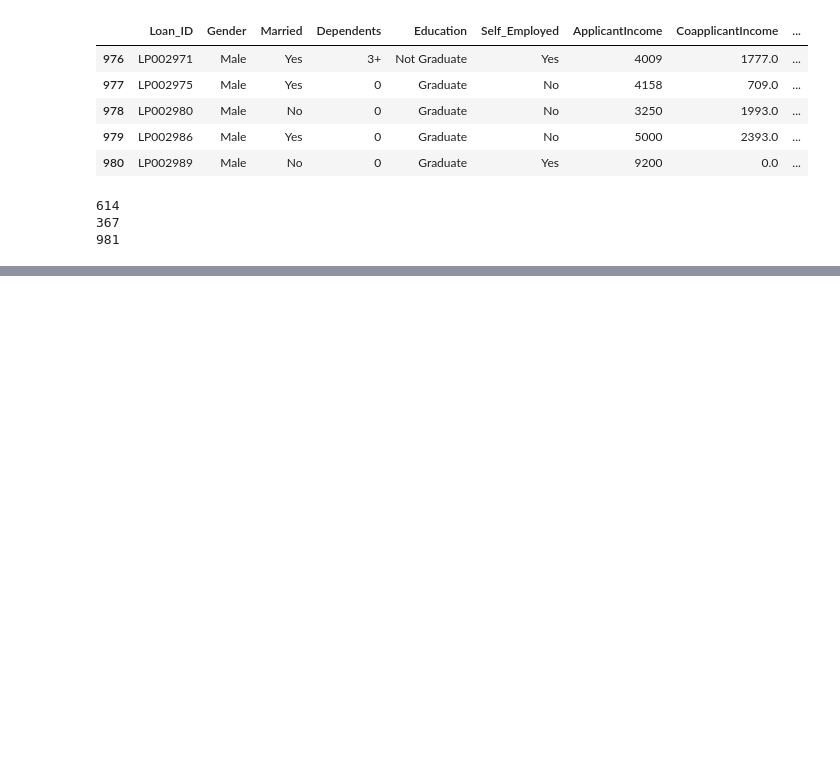
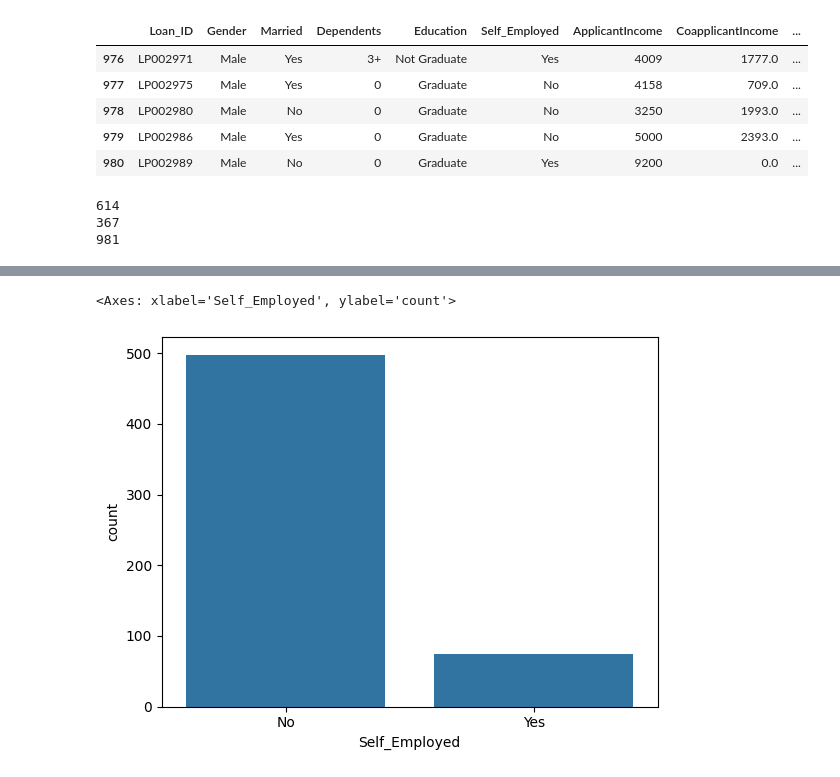
Before and after one commit to raji-ayyub/gen_ai_backend, a Jupyter notebook: task_25.ipynb, the cells around one changed output, grey strips where cells are left out. Cells and saved outputs as stored; diff of their text form; code cells hidden in the pictures; blank space fills up the shorter version.

```diff
--- a/task_25.ipynb
+++ b/task_25.ipynb
@@ -110,0 +255,5 @@ dataset[dataset["Loan_Status"].isnull()]
+# %%
+sns.countplot(x="Self_Employed", data=data1)
+# %% [output]
+<Axes: xlabel='Self_Employed', ylabel='count'>
+[figure, added]
```
Also changed, not shown: parts of 20 cells of this notebook.
